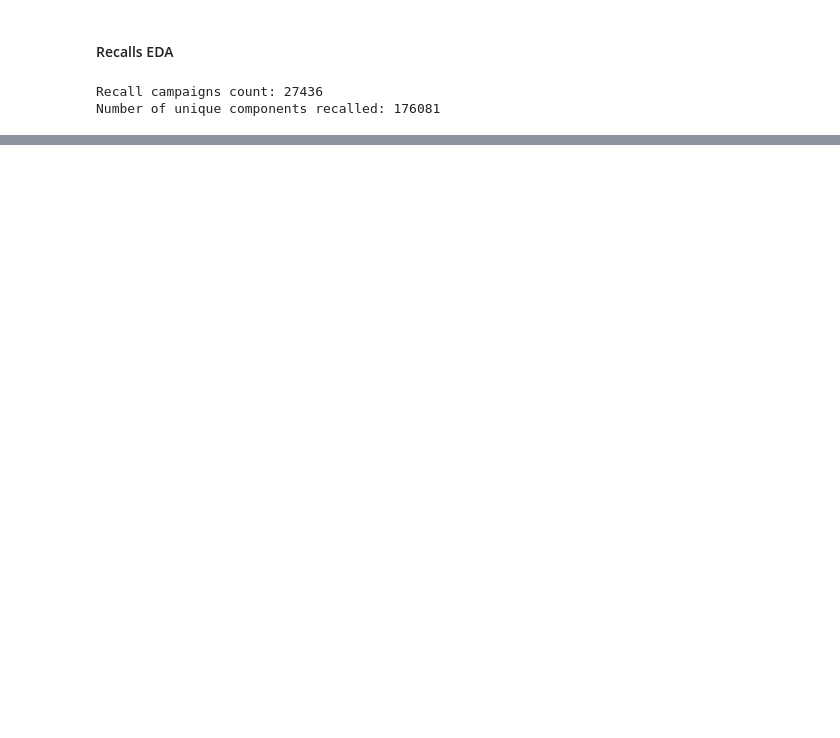
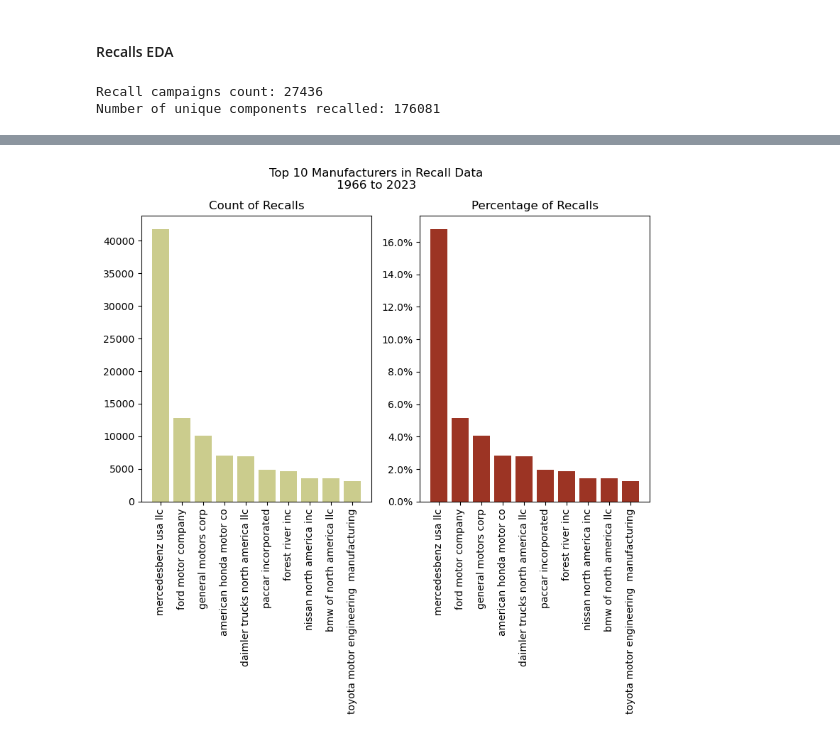
Before and after one commit to prithvidasgupta/si671, a Jupyter notebook: pm_parts_nb.ipynb, the cells around one changed output, grey strips where cells are left out. Saved outputs shown, nothing was run; the diff lists cells and outputs as text; code cells hidden in the pictures; blank space fills up the shorter version.

```diff
--- a/pm_parts_nb.ipynb
+++ b/pm_parts_nb.ipynb
@@ -152,0 +253,16 @@ recalls_mfr_count.sort_values(by="percentage_of_recalls", ascending=False)[:20]
+# %%
+fig, (ax1, ax2) = plt.subplots(1, 2, figsize=(8, 8))
+ax1.bar(recalls_mfr_count.reset_index()["MFGNAME"][:10], recalls_mfr_count["count"][:10], color="#cbcc8d")
+ax1.set_xticks(recalls_mfr_count.reset_index()["MFGNAME"][:10])
+ax1.set_xticklabels(recalls_mfr_count.reset_index()["MFGNAME"][:10], rotation=90)
+ax1.set_title("Count of Recalls")
+
+ax2.bar(recalls_mfr_count.reset_index()["MFGNAME"][:10], recalls_mfr_count["percentage_of_recalls"][:10], color="#9c3424")
+ax2.set_xticks(recalls_mfr_count.reset_index()["MFGNAME"][:10])
+ax2.set_xticklabels(recalls_mfr_count.reset_index()["MFGNAME"][:10], rotation=90)
+ax2.yaxis.set_major_formatter(mtick.PercentFormatter(1.0))
+ax2.set_title("Percentage of Recalls")
+plt.suptitle("Top 10 Manufacturers in Recall Data\n1966 to 2023")
+plt.tight_layout()
+# %% [output]
+[figure, added]
```
Also changed, not shown: parts of 17 cells of this notebook, 1 other file.
